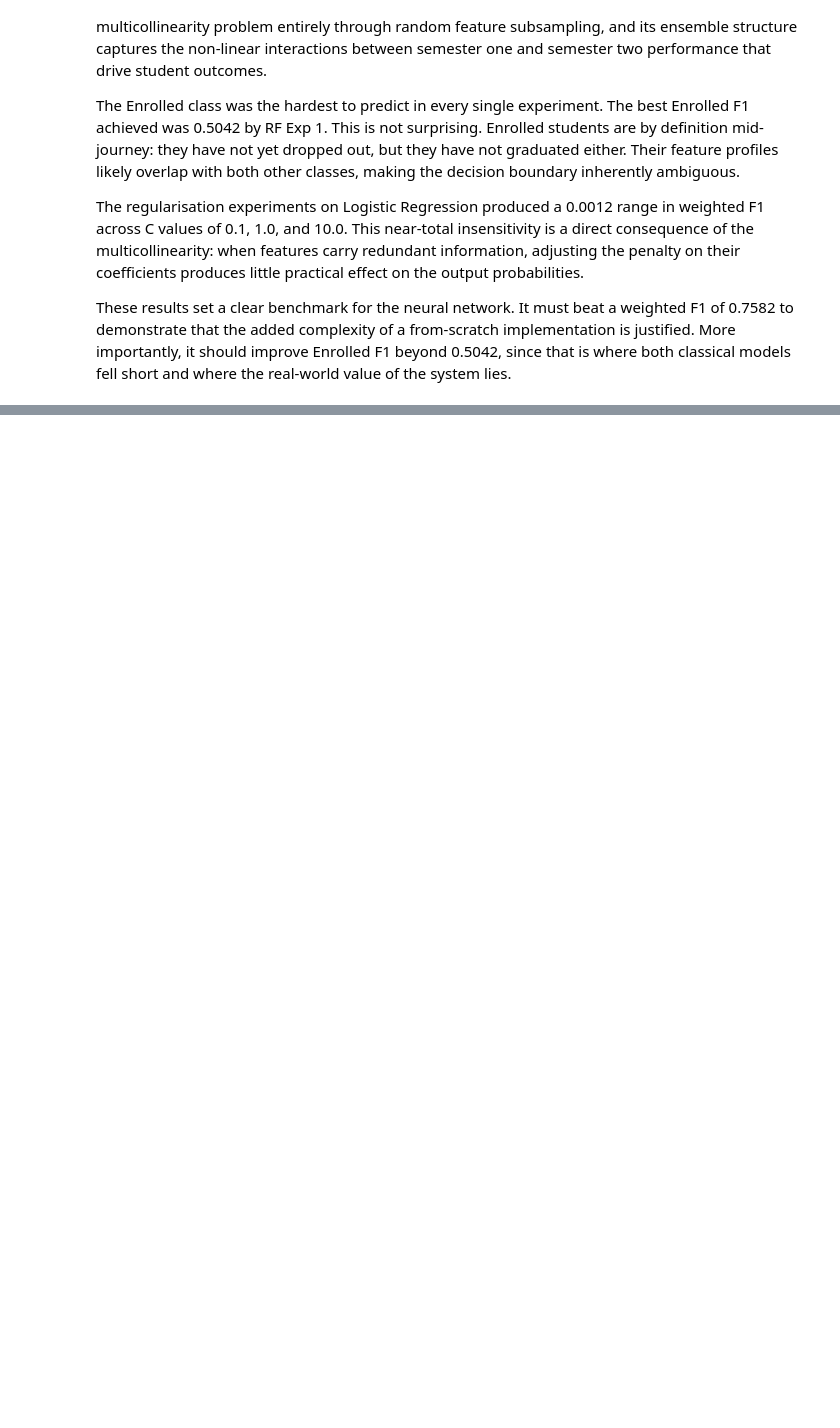
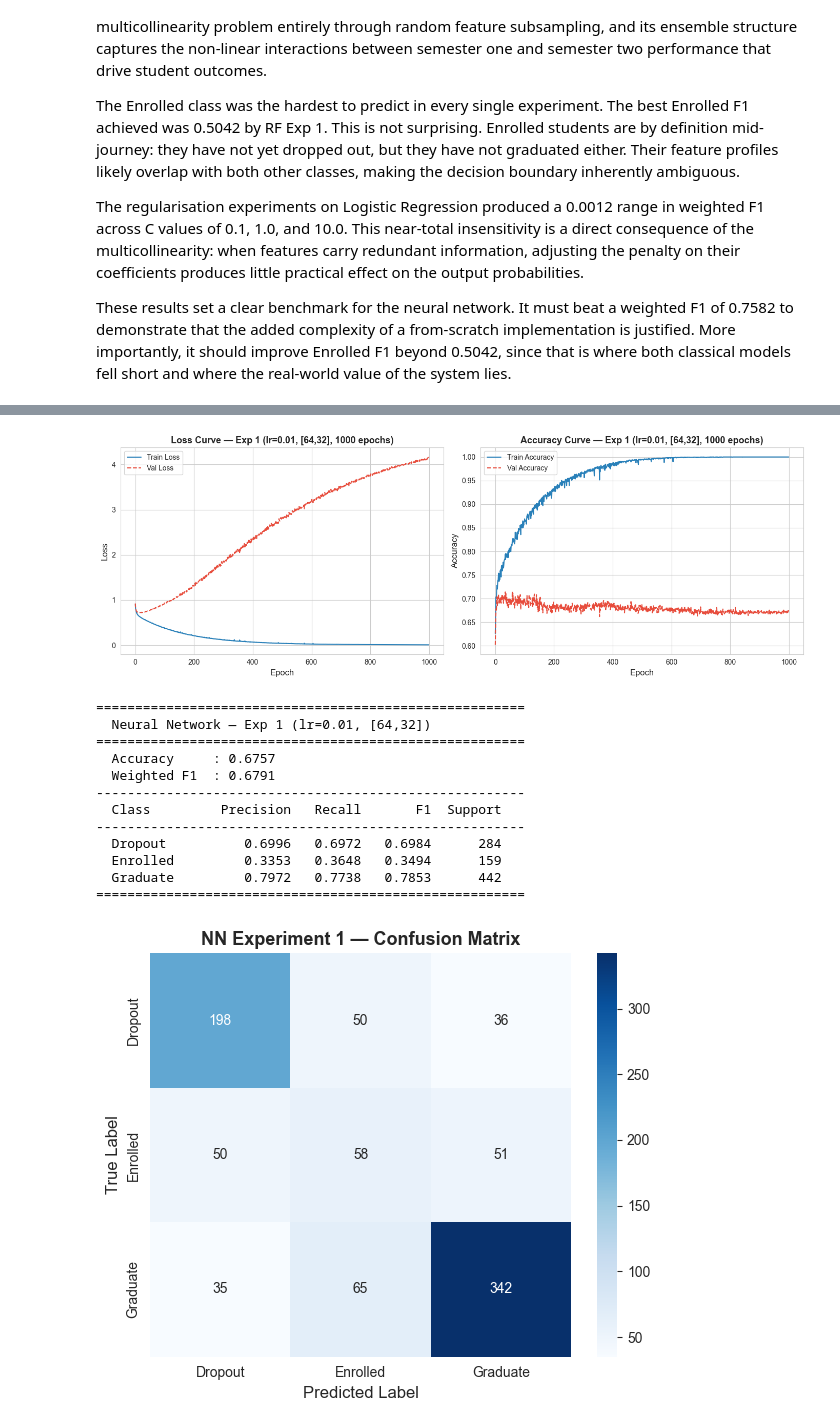
Before and after one commit to Ebi-Tech/academic-risk-classifier, a Jupyter notebook: Assignment1_DivineIfechukwude.ipynb, the cells around one changed output, grey strips where cells are left out. Saved outputs shown, nothing was run; the diff lists cells and outputs as text; code cells hidden in the pictures; blank space fills up the shorter version.

```diff
--- a/Assignment1_DivineIfechukwude.ipynb
+++ b/Assignment1_DivineIfechukwude.ipynb
@@ -910,0 +1313,13 @@ These results set a clear benchmark for the neural network. It must beat a weigh
+# %%
+def predict(X, params):
+    """Returns integer class predictions from forward pass."""
+    A3, _ = forward_propagation(X, params)
+    return np.argmax(A3, axis=1)
+
+
+def compute_accuracy(y_true, y_pred):
+    """Fraction of correct predictions."""
+    return np.mean(y_true == y_pred)
+
+
+print("predict and compute_accuracy functions ready.")
@@ -910,0 +1435,29 @@ These results set a clear benchmark for the neural network. It must beat a weigh
+# %%
+EXP1_LR     = 0.01
+EXP1_DIMS   = [36, 64, 32, 3]
+EXP1_EPOCHS = 1000
+BATCH_SIZE  = 32
+
+print("=== Experiment 1: lr=0.01, hidden=[64,32], epochs=1000 ===\n")
+
+params_exp1, history_exp1 = train(
+    X_train_scaled, Y_train_oh, y_train,
+    X_test_scaled,  Y_test_oh,  y_test,
+    layer_dims    = EXP1_DIMS,
+    learning_rate = EXP1_LR,
+    epochs        = EXP1_EPOCHS,
+    batch_size    = BATCH_SIZE,
+    class_weights = class_weight_dict
+)
+
+plot_learning_curves(history_exp1,
+    "Exp 1 (lr=0.01, [64,32], 1000 epochs)")
+
+y_pred_nn1  = predict(X_test_scaled, params_exp1)
+metrics_nn1 = compute_metrics(y_test, y_pred_nn1)
+print_metrics(metrics_nn1,
+    "Neural Network — Exp 1 (lr=0.01, [64,32])")
+plot_confusion_matrix(
+    metrics_nn1['confusion_matrix'],
+    title="NN Experiment 1 — Confusion Matrix")
+# %% [output]
@@ -910,0 +1477,14 @@ These results set a clear benchmark for the neural network. It must beat a weigh
+[figure, added]
+=======================================================
+  Neural Network — Exp 1 (lr=0.01, [64,32])
+=======================================================
+  Accuracy     : 0.6757
+  Weighted F1  : 0.6791
+-------------------------------------------------------
+  Class         Precision   Recall       F1  Support
+-------------------------------------------------------
+  Dropout          0.6996   0.6972   0.6984      284
+  Enrolled         0.3353   0.3648   0.3494      159
+  Graduate         0.7972   0.7738   0.7853      442
+=======================================================
+[figure, added]
```
Also changed, not shown: parts of 30 cells of this notebook.
